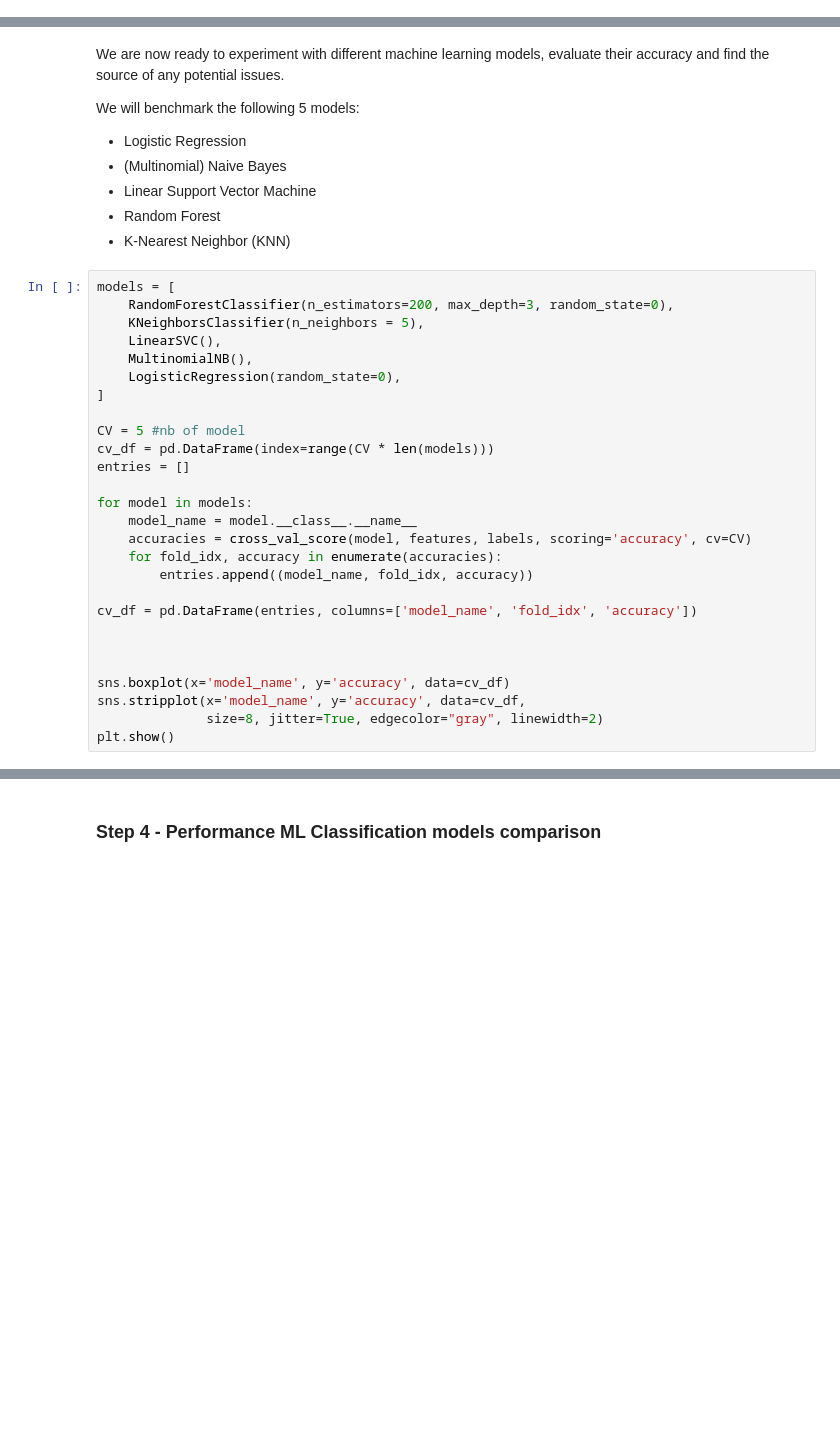
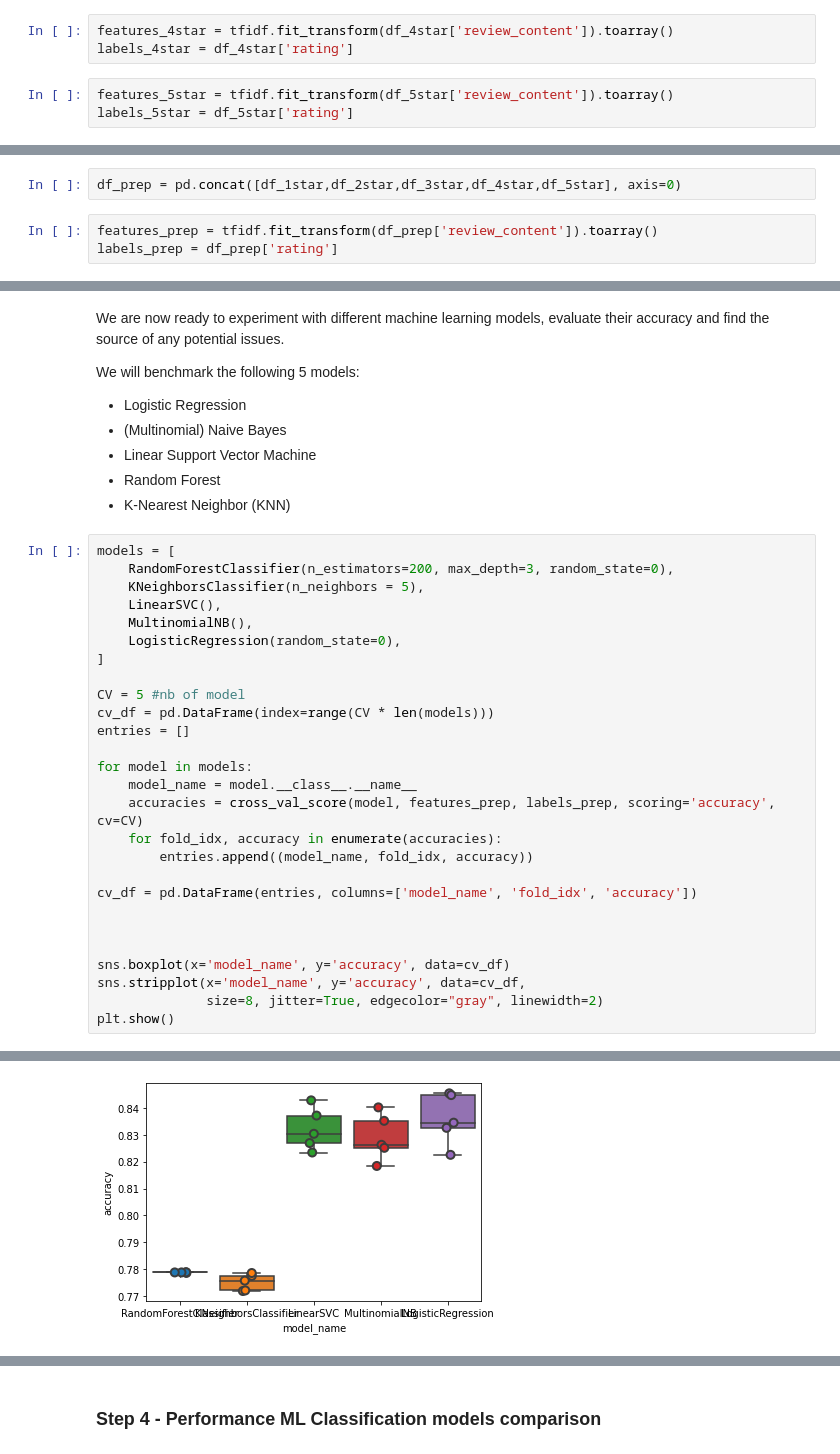
Before and after one commit to roxane-data/project_appreview, a Jupyter notebook: Step2_Classification.ipynb, the cells around one changed output, grey strips where cells are left out. Saved outputs shown, nothing was run; the diff lists cells and outputs as text; blank space fills up the shorter version.

```diff
--- a/Step2_Classification.ipynb
+++ b/Step2_Classification.ipynb
@@ -438,2 +540,8 @@ features.shape
+# %%
+features_4star = tfidf.fit_transform(df_4star['review_content']).toarray()
+labels_4star = df_4star['rating']
+# %%
+features_5star = tfidf.fit_transform(df_5star['review_content']).toarray()
+labels_5star = df_5star['rating']
 # %% [markdown]
 Now, each of 22968 consumer reviews narratives is represented by 8728 features, representing the tf-idf score for different unigrams and bigrams.
@@ -440 +550,6 @@ Now, each of 22968 consumer reviews narratives is represented by 8728 features,
+# %%
+df_prep = pd.concat([df_1star,df_2star,df_3star,df_4star,df_5star], axis=0)
+# %%
+features_prep = tfidf.fit_transform(df_prep['review_content']).toarray()
+labels_prep = df_prep['rating']
 # %% [markdown]
@@ -553,7 +730,7 @@ entries = []
 
 for model in models:
     model_name = model.__class__.__name__
-    accuracies = cross_val_score(model, features, labels, scoring='accuracy', cv=CV)
+    accuracies = cross_val_score(model, features_prep, labels_prep, scoring='accuracy', cv=CV)
     for fold_idx, accuracy in enumerate(accuracies):
         entries.append((model_name, fold_idx, accuracy))
 
@@ -565,3 +742,4 @@ sns.boxplot(x='model_name', y='accuracy', data=cv_df)
 sns.stripplot(x='model_name', y='accuracy', data=cv_df,
               size=8, jitter=True, edgecolor="gray", linewidth=2)
 plt.show()
+# %% [output]
@@ -568,2 +763,3 @@ plt.show()
+[figure, added]
 # %%
 cv_df.groupby('model_name').accuracy.mean()
```
Also changed, not shown: parts of 51 cells of this notebook, 3 other files.
